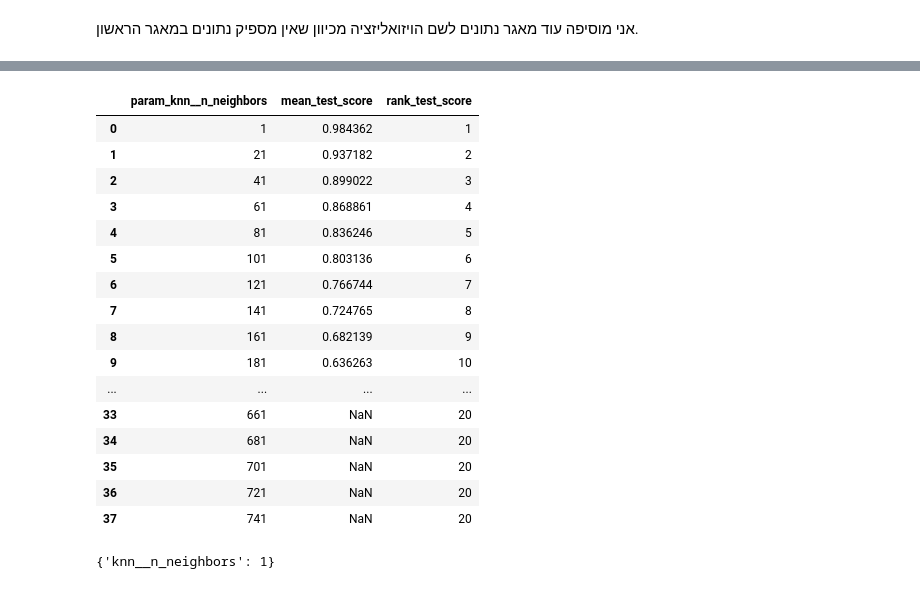
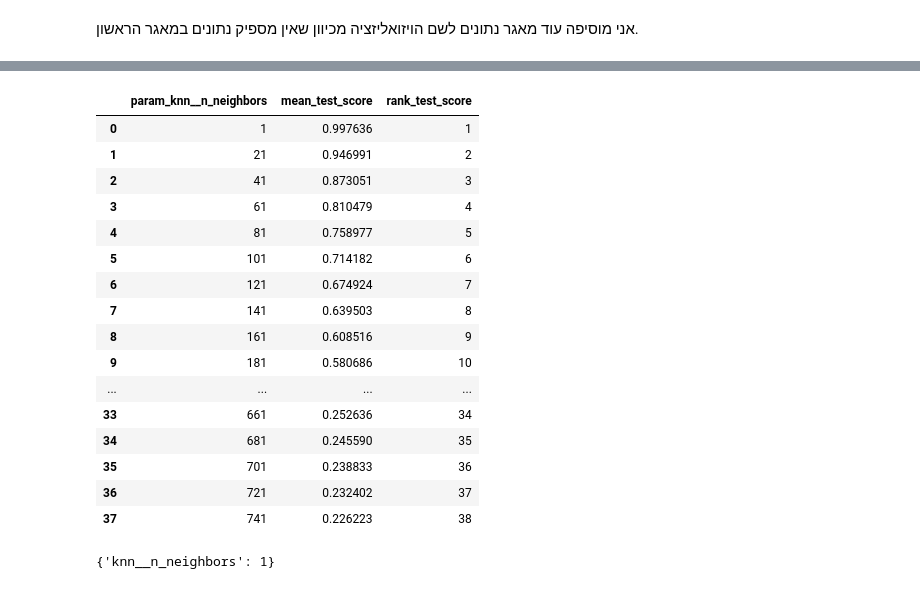
Before and after one commit to Noa810/gal, a Jupyter notebook: project_40_.ipynb, the cells around one changed output, grey strips where cells are left out. Saved outputs shown, nothing was run; the diff lists cells and outputs as text; code cells hidden in the pictures.

```diff
--- a/project_40_.ipynb
+++ b/project_40_.ipynb
@@ -399,0 +392,6 @@ memory usage: 27.5+ KB
+# %%
+df4['votes'] = df4['votes'].str.replace(',', '')
+df4['votes'] = pd.to_numeric(df4['votes'], errors='coerce').astype('double')
+# %%
+df4 = df4.dropna(axis=0)
+df4.info()
@@ -436,0 +424,3 @@ y_pred.shape
+# %%
+X = df4.drop(['title',  'year' , 'certificate' , 'duration','genre','description','stars'], axis=1).to_numpy()
+X.shape
@@ -436,0 +429,3 @@ y_pred.shape
+# %%
+y=df4['votes'].to_numpy()
+y.shape
@@ -650,22 +485,22 @@ GridSearchCV(cv=5,
 # %%
-cv_results = pd.DataFrame(knn_clf_1.cv_results_)
+cv_results = pd.DataFrame(knn_reg_1.cv_results_)
 cv_results[['param_knn__n_neighbors','mean_test_score','rank_test_score']].sort_values('rank_test_score')
 # %% [output]
 |  | param_knn__n_neighbors | mean_test_score | rank_test_score |
-| 0 | 1 | 0.984362 | 1 |
-| 1 | 21 | 0.937182 | 2 |
-| 2 | 41 | 0.899022 | 3 |
-| 3 | 61 | 0.868861 | 4 |
-| 4 | 81 | 0.836246 | 5 |
-| 5 | 101 | 0.803136 | 6 |
-| 6 | 121 | 0.766744 | 7 |
-| 7 | 141 | 0.724765 | 8 |
-| 8 | 161 | 0.682139 | 9 |
-| 9 | 181 | 0.636263 | 10 |
+| 0 | 1 | 0.997636 | 1 |
+| 1 | 21 | 0.946991 | 2 |
+| 2 | 41 | 0.873051 | 3 |
+| 3 | 61 | 0.810479 | 4 |
+| 4 | 81 | 0.758977 | 5 |
+| 5 | 101 | 0.714182 | 6 |
+| 6 | 121 | 0.674924 | 7 |
+| 7 | 141 | 0.639503 | 8 |
+| 8 | 161 | 0.608516 | 9 |
+| 9 | 181 | 0.580686 | 10 |
 | ... | ... | ... | ... |
-| 33 | 661 | NaN | 20 |
-| 34 | 681 | NaN | 20 |
-| 35 | 701 | NaN | 20 |
-| 36 | 721 | NaN | 20 |
-| 37 | 741 | NaN | 20 |
+| 33 | 661 | 0.252636 | 34 |
+| 34 | 681 | 0.245590 | 35 |
+| 35 | 701 | 0.238833 | 36 |
+| 36 | 721 | 0.232402 | 37 |
+| 37 | 741 | 0.226223 | 38 |
 # %%
```
Also changed, not shown: parts of 38 cells of this notebook.
